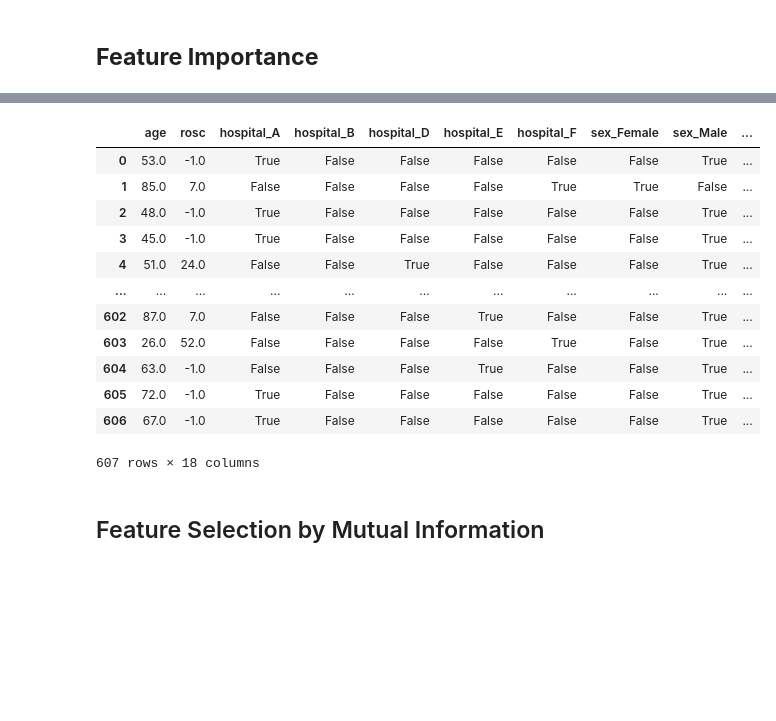
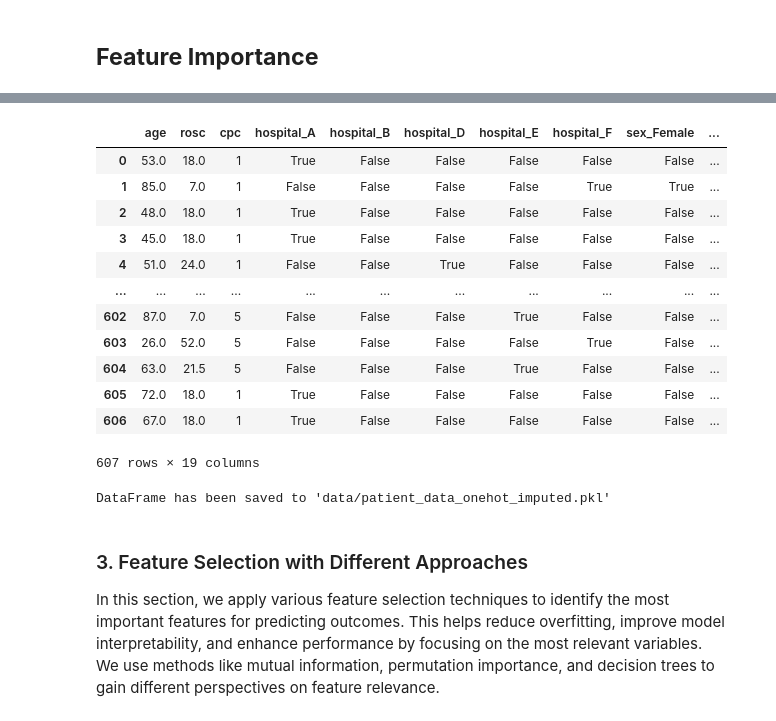
Before and after one commit to KentFre/Resus_TTM, a Jupyter notebook: 02_Feature_Importance.ipynb, the cells around one changed output, grey strips where cells are left out. Drawn from its saved outputs; the diff is of its cells as text; code cells hidden in the pictures; blank space fills up the shorter version.

```diff
--- a/02_Feature_Importance.ipynb
+++ b/02_Feature_Importance.ipynb
@@ -130,6 +37,6 @@ dtype: int64
 # %%
 # checking unique categories of categorical columns
-cat_col = ['hospital', 'sex', 'ohca', 'ttm', 'shockable_rhythm']
+cat_col = ['hospital', 'sex', 'ohca', 'ttm', 'shockable_rhythm', 'cpc']
 
 for col in cat_col:
     unique_values = data[col].unique()
@@ -165,0 +91,23 @@ oh_cat_col
+# %%
+def impute_rosc(row):
+    if pd.isna(row['rosc']):
+        if row['ohca'] == False and row['outcome'] == 'Good':
+            return no_ohca_good_median
+        elif row['ohca'] == False and row['outcome'] == 'Poor':
+            return no_ohca_bad_median
+        elif row['ohca'] == True and row['outcome'] == 'Good':
+            return ohca_good_median
+        elif row['ohca'] == True and row['outcome'] == 'Poor':
+            return ohca_bad_median
+        elif row['ohca'] == 'Unknown' and row['outcome'] == 'Good':
+            return unknown_ohca_good_median
+        elif row['ohca'] == 'Unknown' and row['outcome'] == 'Poor':
+            return unknown_ohca_poor_median
+    else:
+        return row['rosc']
+
+# Apply the updated imputation function to the dataset
+data['rosc'] = data.apply(impute_rosc, axis=1)
+
+# Check the number of missing values after imputation
+print("Number of missing ROSC values after imputation:", data['rosc'].isna().sum())
@@ -165,0 +120,7 @@ oh_cat_col
+# %%
+# Define the categorical columns excluding the 'cpc' column
+cat_col_excluding_cpc = [col for col in cat_col if col != 'cpc']
+
+# Apply one-hot encoding only to non-ordinal categorical columns
+oh_cat_col = pd.get_dummies(data[cat_col_excluding_cpc])
+oh_cat_col
@@ -166,25 +141,33 @@ oh_cat_col
 # %%
 # Concatenating the one-hot encoded dataframe with the numerical one
-
-numerical_col = ['age', 'rosc' ]
-
-
+numerical_col = ['age', 'rosc', 'cpc']
 data_encoded = pd.concat([data[numerical_col], oh_cat_col], axis=1)
 
 data_encoded
 # %% [output]
-|  | age | rosc | hospital_A | hospital_B | hospital_D | hospital_E | hospital_F | sex_Female | sex_Male | ... |
-| 0 | 53.0 | -1.0 | True | False | False | False | False | False | True | ... |
-| 1 | 85.0 | 7.0 | False | False | False | False | True | True | False | ... |
-| 2 | 48.0 | -1.0 | True | False | False | False | False | False | True | ... |
-| 3 | 45.0 | -1.0 | True | False | False | False | False | False | True | ... |
-| 4 | 51.0 | 24.0 | False | False | True | False | False | False | True | ... |
+|  | age | rosc | cpc | hospital_A | hospital_B | hospital_D | hospital_E | hospital_F | sex_Female | ... |
+| 0 | 53.0 | 18.0 | 1 | True | False | False | False | False | False | ... |
+| 1 | 85.0 | 7.0 | 1 | False | False | False | False | True | True | ... |
+| 2 | 48.0 | 18.0 | 1 | True | False | False | False | False | False | ... |
+| 3 | 45.0 | 18.0 | 1 | True | False | False | False | False | False | ... |
+| 4 | 51.0 | 24.0 | 1 | False | False | True | False | False | False | ... |
 | ... | ... | ... | ... | ... | ... | ... | ... | ... | ... | ... |
-| 602 | 87.0 | 7.0 | False | False | False | True | False | False | True | ... |
-| 603 | 26.0 | 52.0 | False | False | False | False | True | False | True | ... |
-| 604 | 63.0 | -1.0 | False | False | False | True | False | False | True | ... |
-| 605 | 72.0 | -1.0 | True | False | False | False | False | False | True | ... |
-| 606 | 67.0 | -1.0 | True | False | False | False | False | False | True | ... |
+| 602 | 87.0 | 7.0 | 5 | False | False | False | True | False | False | ... |
+| 603 | 26.0 | 52.0 | 5 | False | False | False | False | True | False | ... |
+| 604 | 63.0 | 21.5 | 5 | False | False | False | True | False | False | ... |
+| 605 | 72.0 | 18.0 | 1 | True | False | False | False | False | False | ... |
+| 606 | 67.0 | 18.0 | 1 | True | False | False | False | False | False | ... |
-607 rows × 18 columns
+607 rows × 19 columns
-# %% [markdown]
-## Feature Selection by Mutual Information
+# %%
+# Save the DataFrame to a Pickle file
+with open('data/patient_data_onehot_imputed.pkl', 'wb') as file:
+    pickle.dump(data_encoded, file)
+
+# Confirmation message
+print("DataFrame has been saved to 'data/patient_data_onehot_imputed.pkl'")
+# %% [output]
+DataFrame has been saved to 'data/patient_data_onehot_imputed.pkl'
+# %% [markdown]
+### 3. Feature Selection with Different Approaches
+
+In this section, we apply various feature selection techniques to identify the most important features for predicting outcomes. This helps reduce overfitting, improve model interpretability, and enhance performance by focusing on the most relevant variables. We use methods like mutual information, permutation importance, and decision trees to gain different perspectives on feature relevance.
```
Also changed, not shown: parts of 27 cells of this notebook, 5 other files.
